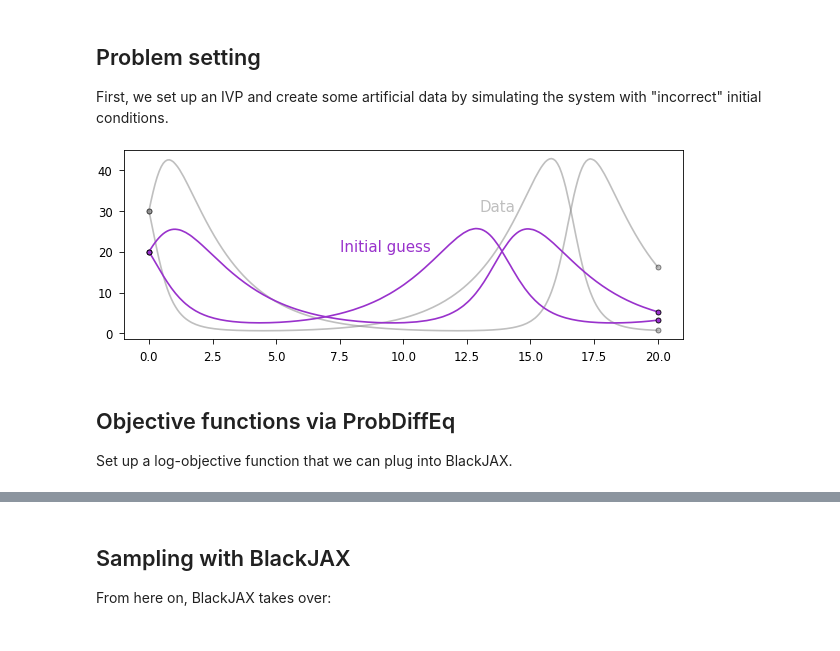
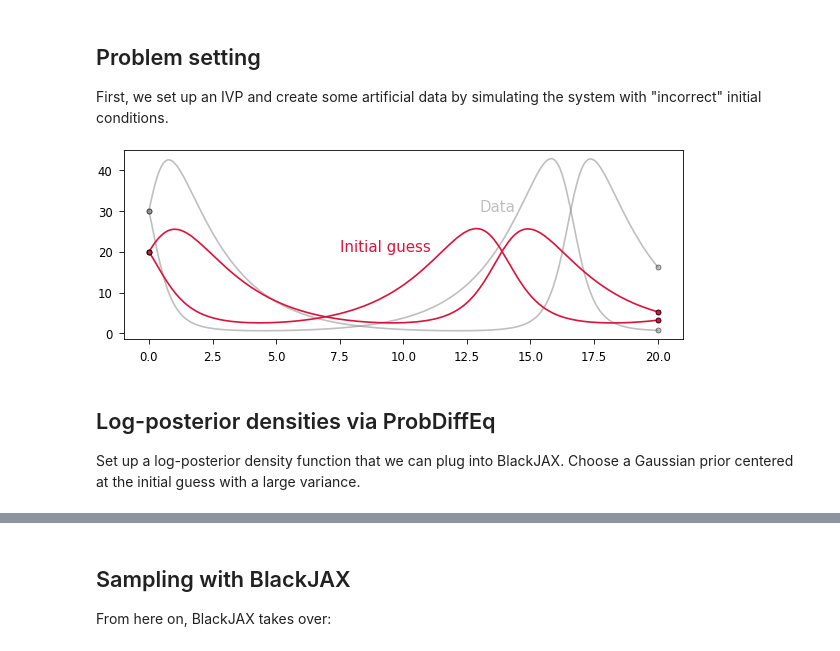
Before and after one commit to pnkraemer/probdiffeq, a Jupyter notebook: docs/advanced_examples/physics_enhanced_regression_2.ipynb, the cells around one changed output, grey strips where cells are left out. Saved outputs shown, nothing was run; the diff lists cells and outputs as text; code cells hidden in the pictures.

Commit message:
Prior in sampling tutorial (#449)

```diff
--- a/docs/advanced_examples/physics_enhanced_regression_2.ipynb
+++ b/docs/advanced_examples/physics_enhanced_regression_2.ipynb
@@ -137,22 +140,22 @@ solve_save_at = functools.partial(solve_adaptive, save_at=save_at)
 # %%
 # Visualise the initial guess and the data
 
 fig, ax = plt.subplots()
 
 data_kwargs = {"alpha": 0.5, "color": "gray"}
 ax.annotate("Data", (13.0, 30.0), **data_kwargs)
 solution = solve_save_at(theta_true)
 ax = plot_solution(solution, ax=ax, **data_kwargs)
 
-sample_kwargs = {"color": "C4"}
-ax.annotate("Initial guess", (7.5, 20.0), **sample_kwargs)
+guess_kwargs = {"color": "C3"}
+ax.annotate("Initial guess", (7.5, 20.0), **guess_kwargs)
 solution = solve_save_at(theta_guess)
-ax = plot_solution(solution, ax=ax, **sample_kwargs)
+ax = plot_solution(solution, ax=ax, **guess_kwargs)
 plt.show()
 # %% [output]
-[figure, old version]
+[figure, new version]
 # %% [markdown]
-## Objective functions via ProbDiffEq
+## Log-posterior densities via ProbDiffEq
 
-Set up a log-objective function that we can plug into BlackJAX.
+Set up a log-posterior density function that we can plug into BlackJAX. Choose a Gaussian prior centered at the initial guess with a large variance.
 # %%
```
Also changed, not shown: parts of 9 cells of this notebook, 1 other file.
